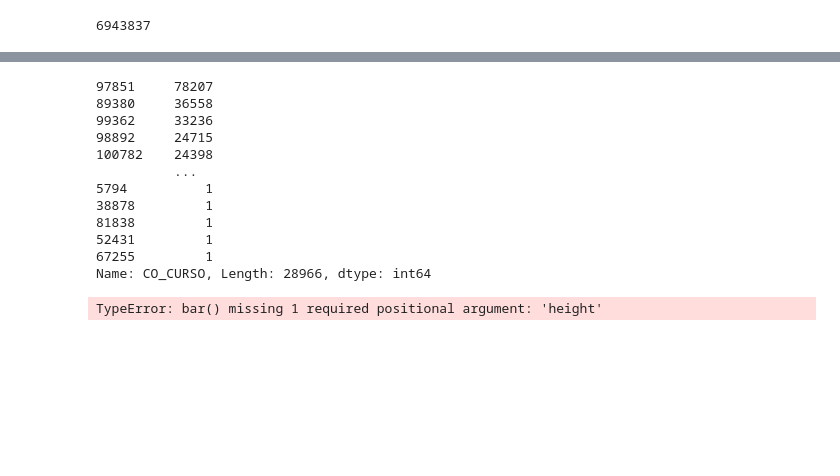
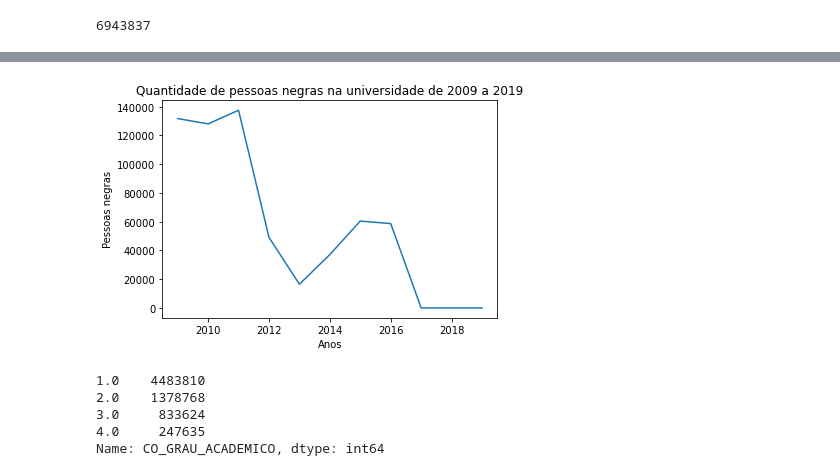
Before and after one commit to renatagsr/Desafio-Tecnico, a Jupyter notebook: Analise de dados por cota.ipynb, the cells around one changed output, grey strips where cells are left out. Drawn from its saved outputs; the diff is of its cells as text; code cells hidden in the pictures; blank space fills up the shorter version.

```diff
--- a/Analise de dados por cota.ipynb
+++ b/Analise de dados por cota.ipynb
@@ -400,24 +443,24 @@ No prazo de 2009 até 2019 houveram 898425 negros na universidade!
+# %%
+negros_na_universidade_publica_total = [negros_universidade_publica_2009, negros_universidade_publica_2010,
+                                        negros_universidade_publica_2011, negros_universidade_publica_2012,
+                                        negros_universidade_publica_2013, negros_universidade_publica_2014,
+                                        negros_universidade_publica_2015, negros_universidade_publica_2016,
+                                        negros_universidade_publica_2017, negros_universidade_publica_2018,
+                                        negros_universidade_publica_2019]
+date = [2009, 2010, 2011, 2012, 2013, 2014, 2015, 2016, 2017, 2018, 2019]
+# %%
+plt.plot(date, negros_na_universidade_publica_total)
+plt.title('Quantidade de pessoas negras na universidade de 2009 a 2019')
+plt.ylabel('Pessoas negras')
+plt.xlabel('Anos')
+plt.show()
+# %% [output]
+[figure, added]
 # %%
-dados_2009["CO_CURSO"].value_counts()
+dados_2009["CO_GRAU_ACADEMICO"].value_counts()
 # %% [output]
-97851     78207
-89380     36558
-99362     33236
-98892     24715
-100782    24398
-          ...
-5794          1
-38878         1
-81838         1
-52431         1
-67255         1
-Name: CO_CURSO, Length: 28966, dtype: int64
+1.0    4483810
+2.0    1378768
+3.0     833624
+4.0     247635
+Name: CO_GRAU_ACADEMICO, dtype: int64
-# %%
-fig, ax = plt.subplots(figsize = (20, 16))
-
-ax.bar(dados_2009["CO_COR_RACA_ALUNO"])
-
-plt.tight_layout()
-plt.plot()
-# %% [output]
-TypeError: bar() missing 1 required positional argument: 'height'
```
Also changed, not shown: parts of 22 cells of this notebook.
